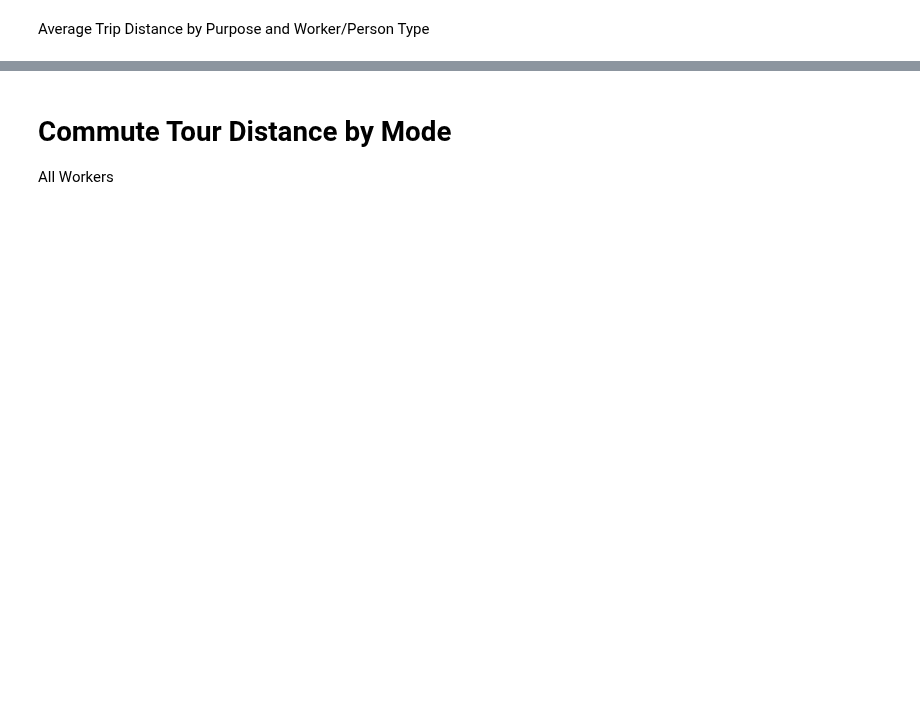
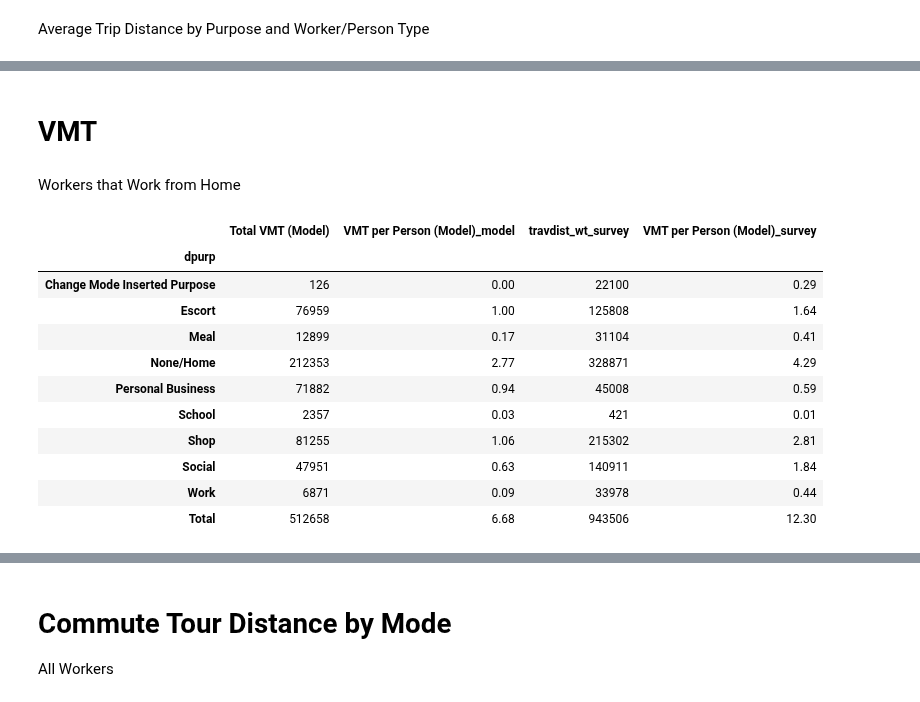
Before and after one commit to psrc/soundcast, a Jupyter notebook: scripts/summarize/notebooks/work.ipynb, the cells around one changed output, grey strips where cells are left out. Saved outputs shown, nothing was run; the diff lists cells and outputs as text; code cells hidden in the pictures; blank space fills up the shorter version.

```diff
--- a/scripts/summarize/notebooks/work.ipynb
+++ b/scripts/summarize/notebooks/work.ipynb
@@ -313,0 +323,38 @@ _df
+# %% [markdown]
+# VMT
+# %% [markdown]
+Workers that Work from Home
+# %%
+df = pd.read_csv(os.path.join(relative_path,'agg','dash','vmt_wfh.csv'))
+df_survey = pd.read_csv(os.path.join(relative_path,'agg','dash','survey','vmt_wfh.csv'))
+
+pd.options.display.float_format = '{:,.2f}'.format
+_df = df[(df['mode'].isin(['SOV','HOV2','HOV3+']))&
+   (df['dorp']==1) &
+   (df['pptyp'].isin(['Full-Time Worker','Part-Time Worker']))].groupby('dpurp').sum()[['travdist_wt']]
+_df['VMT per Person (Model)'] = _df['travdist_wt']/total_wfh_workers
+
+_df_survey = df_survey[(df_survey['mode'].isin(['SOV','HOV2','HOV3+']))&
+   (df_survey['dorp']==1) &
+   (df_survey['pptyp'].isin(['Full-Time Worker','Part-Time Worker']))].groupby('dpurp').sum()[['travdist_wt']]
+_df_survey['VMT per Person (Model)'] = _df_survey['travdist_wt']/total_wfh_workers_survey
+
+_df = _df.merge(_df_survey, left_index=True, right_index=True, suffixes=['_model','_survey'])
+_df.loc['Total',:] = _df.sum()
+_df[['travdist_wt_model','travdist_wt_survey']] = _df[['travdist_wt_model','travdist_wt_survey']].astype('int')
+_df.rename(columns={'travdist_wt_model': 'Total VMT (Model)', 'travidst_wt_survey': 'Total VMT (Survey)'},
+                   inplace=True)
+_df
+# %% [output]
+|  | Total VMT (Model) | VMT per Person (Model)_model | travdist_wt_survey | VMT per Person (Model)_survey |
+| dpurp |  |  |  |  |
+| Change Mode Inserted Purpose | 126 | 0.00 | 22100 | 0.29 |
+| Escort | 76959 | 1.00 | 125808 | 1.64 |
+| Meal | 12899 | 0.17 | 31104 | 0.41 |
+| None/Home | 212353 | 2.77 | 328871 | 4.29 |
+| Personal Business | 71882 | 0.94 | 45008 | 0.59 |
+| School | 2357 | 0.03 | 421 | 0.01 |
+| Shop | 81255 | 1.06 | 215302 | 2.81 |
+| Social | 47951 | 0.63 | 140911 | 1.84 |
+| Work | 6871 | 0.09 | 33978 | 0.44 |
+| Total | 512658 | 6.68 | 943506 | 12.30 |
```
Also changed, not shown: parts of 17 cells of this notebook, 1 other file.
